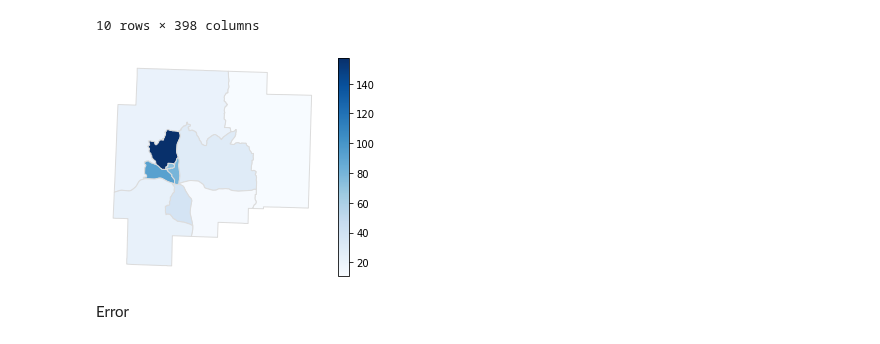
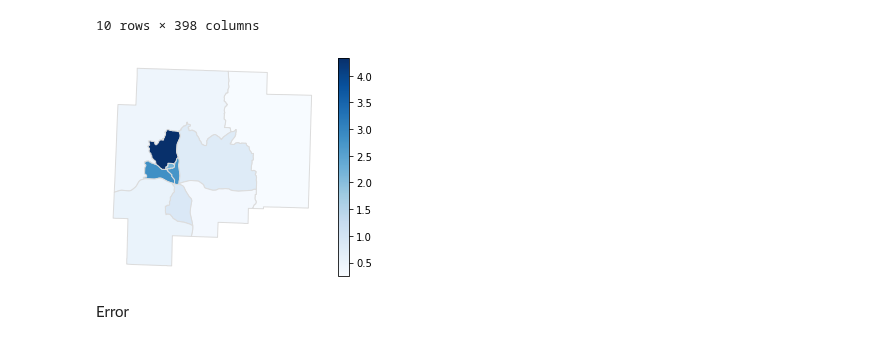
Before and after one commit to linyuehzzz/synthetic-populations, a Jupyter notebook: guernsey_microdata_v2.ipynb, the cells around one changed output. Drawn from its saved outputs; the diff is of its cells as text; code cells hidden in the pictures.

```diff
--- a/guernsey_microdata_v2.ipynb
+++ b/guernsey_microdata_v2.ipynb
@@ -719,21 +719,22 @@ pl_gue
 # %%
 import numpy as np
 import geopandas as gpd
 import pandas as pd
 
 filename_pl = 'data/guernsey/census20/guernsey_tract20.csv'
 data_pl = pd.read_csv(filename_pl)
 data_pl['GEOCODE'] = data_pl['GEOCODE'].astype(str)
 
 filename_gdf = 'data/guernsey/geo/tl_2020_39059_tract20.shp'
 gdf = gpd.read_file(filename_gdf)
 gdf = gdf.set_index('GEOID20').join(data_pl.set_index('GEOCODE'))
+gdf["census20"] = gdf['P0010004'] / gdf["P0010001"] * 100
 
-ax = gdf.plot(column='P0010004', legend=True, cmap='Blues', edgecolor='gainsboro')
-ax.set_axis_off()
-fig.savefig('figs/guernsey-census20.eps')
+fig = gdf.plot(column='census20', legend=True, cmap='Blues', edgecolor='gainsboro')
+fig.set_axis_off()
+fig.get_figure().savefig('figs/guernsey-census20.eps')
 # %% [output]
-[figure, old version]
+[figure, new version]
 # %% [markdown]
 Error
 # %%
```
Also changed, not shown: parts of 3 cells of this notebook, 5 other files.
